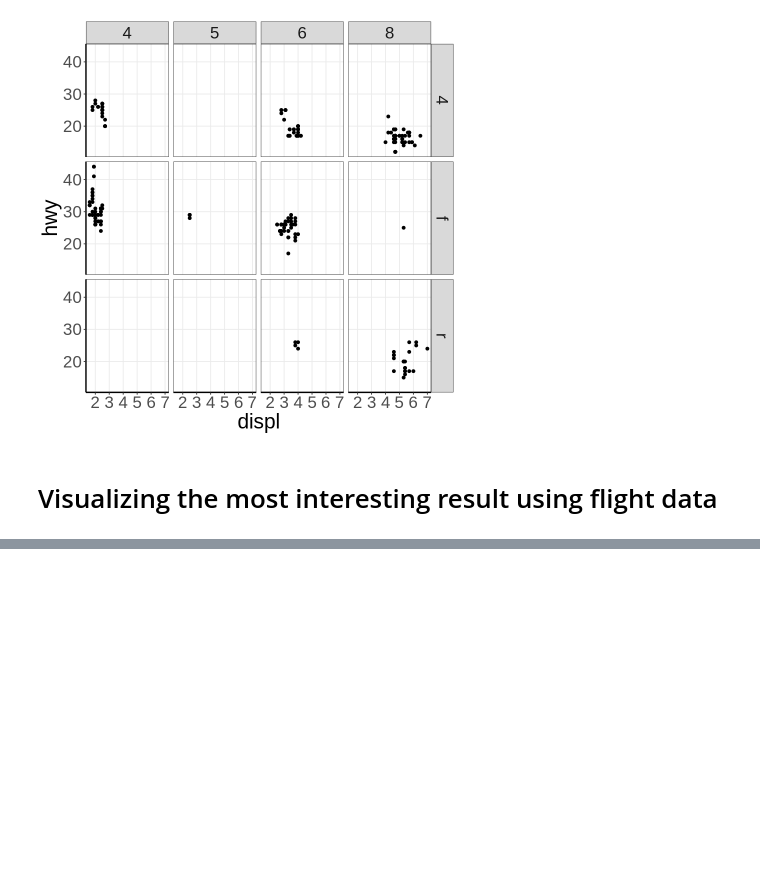
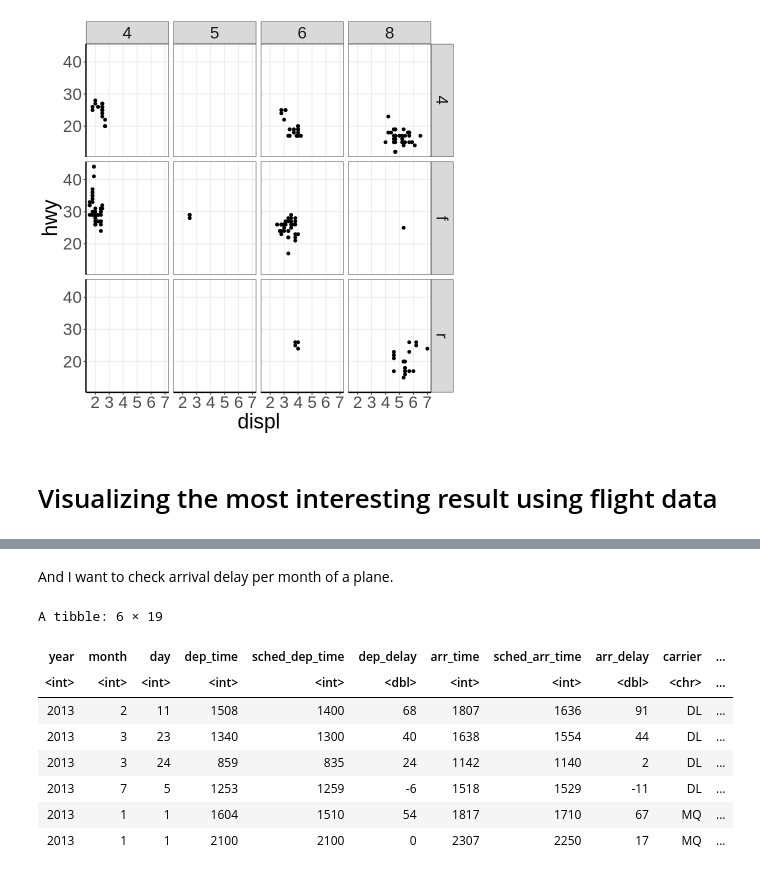
Before and after one commit to yoontori/prac_class, a Jupyter notebook: HW1.ipynb, the cells around one changed output, grey strips where cells are left out. Cells and saved outputs as stored; diff of their text form; code cells hidden in the pictures; blank space fills up the shorter version.

```diff
--- a/HW1.ipynb
+++ b/HW1.ipynb
@@ -377,0 +422,14 @@ ggplot(data = mpg) + theme_bw() +
+# %% [markdown]
+And I want to check arrival delay per month of a plane.
+# %%
+flights %>% arrange(tailnum) %>% head()
+# %% [output]
+A tibble: 6 × 19
+| year | month | day | dep_time | sched_dep_time | dep_delay | arr_time | sched_arr_time | arr_delay | carrier | ... |
+| <int> | <int> | <int> | <int> | <int> | <dbl> | <int> | <int> | <dbl> | <chr> | ... |
+| 2013 | 2 | 11 | 1508 | 1400 | 68 | 1807 | 1636 | 91 | DL | ... |
+| 2013 | 3 | 23 | 1340 | 1300 | 40 | 1638 | 1554 | 44 | DL | ... |
+| 2013 | 3 | 24 | 859 | 835 | 24 | 1142 | 1140 | 2 | DL | ... |
+| 2013 | 7 | 5 | 1253 | 1259 | -6 | 1518 | 1529 | -11 | DL | ... |
+| 2013 | 1 | 1 | 1604 | 1510 | 54 | 1817 | 1710 | 67 | MQ | ... |
+| 2013 | 1 | 1 | 2100 | 2100 | 0 | 2307 | 2250 | 17 | MQ | ... |
```
Also changed, not shown: parts of 11 cells of this notebook.
